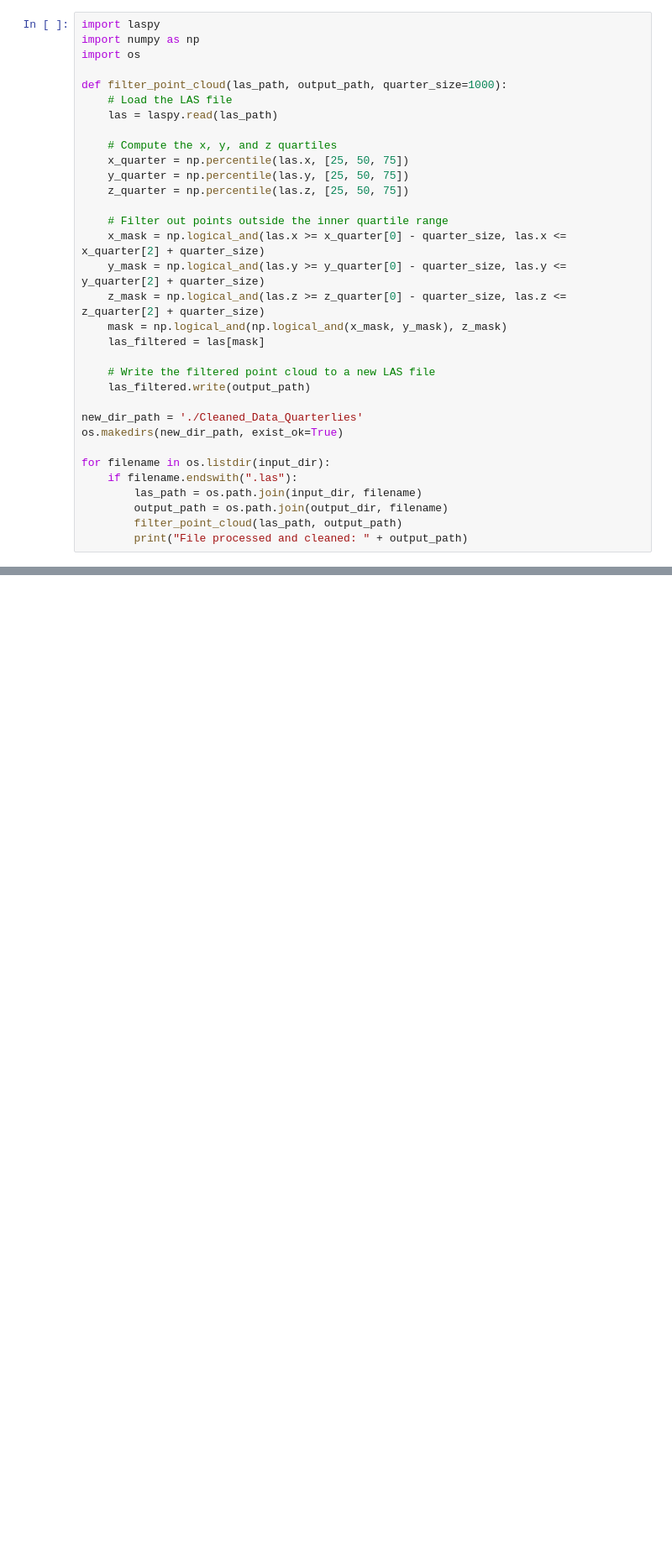
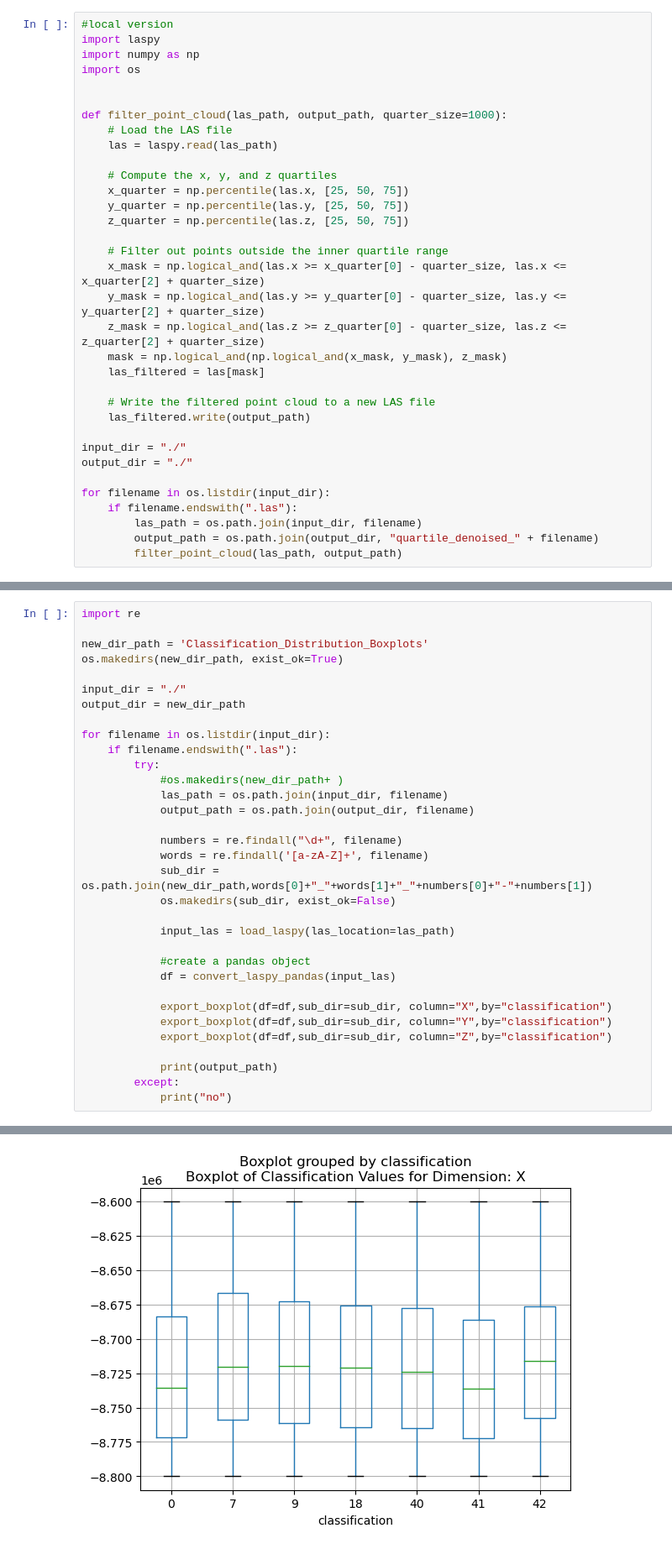
Before and after one commit to JuanCReyes1/lidar_processing, a Jupyter notebook: python38/acenet/cleaning_notebook.ipynb, the cells around one changed output, grey strips where cells are left out. Shown at 84% size. Drawn from its saved outputs; the diff is of its cells as text; blank space fills up the shorter version.

Commit message:
added test las file for cleaning and added scripts for laspy and boxplot generation

```diff
--- a/python38/acenet/cleaning_notebook.ipynb
+++ b/python38/acenet/cleaning_notebook.ipynb
@@ -1,7 +3,9 @@
 # %%
+#local version
 import laspy
 import numpy as np
 import os
+
 
 def filter_point_cloud(las_path, output_path, quarter_size=1000):
     # Load the LAS file
@@ -22,12 +26,11 @@ def filter_point_cloud(las_path, output_path, quarter_size=1000):
     # Write the filtered point cloud to a new LAS file
     las_filtered.write(output_path)
 
-new_dir_path = './Cleaned_Data_Quarterlies'
-os.makedirs(new_dir_path, exist_ok=True)
+input_dir = "./"
+output_dir = "./"
 
 for filename in os.listdir(input_dir):
     if filename.endswith(".las"):
         las_path = os.path.join(input_dir, filename)
-        output_path = os.path.join(output_dir, filename)
+        output_path = os.path.join(output_dir, "quartile_denoised_" + filename)
         filter_point_cloud(las_path, output_path)
-        print("File processed and cleaned: " + output_path)
@@ -52,0 +135,34 @@ for filename in os.listdir(input_dir):
+# %%
+import re
+
+new_dir_path = 'Classification_Distribution_Boxplots'
+os.makedirs(new_dir_path, exist_ok=True)
+
+input_dir = "./"
+output_dir = new_dir_path
+
+for filename in os.listdir(input_dir):
+    if filename.endswith(".las"):
+        try:
+            #os.makedirs(new_dir_path+ )
+            las_path = os.path.join(input_dir, filename)
+            output_path = os.path.join(output_dir, filename)
+
+            numbers = re.findall("\d+", filename)
+            words = re.findall('[a-zA-Z]+', filename)
+            sub_dir = os.path.join(new_dir_path,words[0]+"_"+words[1]+"_"+numbers[0]+"-"+numbers[1])
+            os.makedirs(sub_dir, exist_ok=False)
+
+            input_las = load_laspy(las_location=las_path)
+
+            #create a pandas object
+            df = convert_laspy_pandas(input_las)
+
+            export_boxplot(df=df,sub_dir=sub_dir, column="X",by="classification")
+            export_boxplot(df=df,sub_dir=sub_dir, column="Y",by="classification")
+            export_boxplot(df=df,sub_dir=sub_dir, column="Z",by="classification")
+
+            print(output_path)
+        except:
+            print("no")
+# %% [output]
@@ -52,0 +171 @@ for filename in os.listdir(input_dir):
+[figure, added]
```
Also changed, not shown: parts of 8 cells of this notebook, 5 other files.
